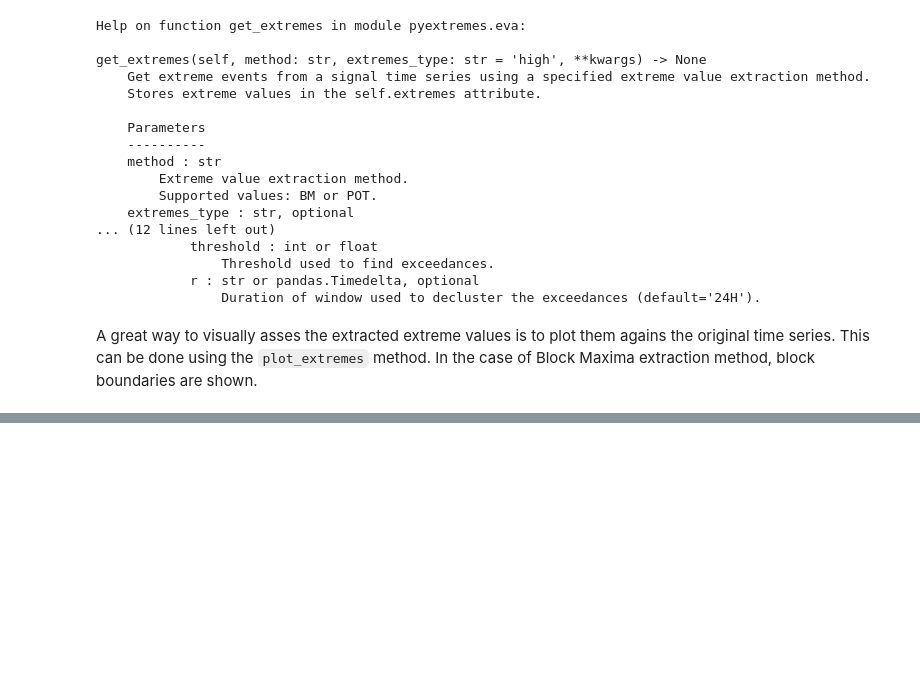
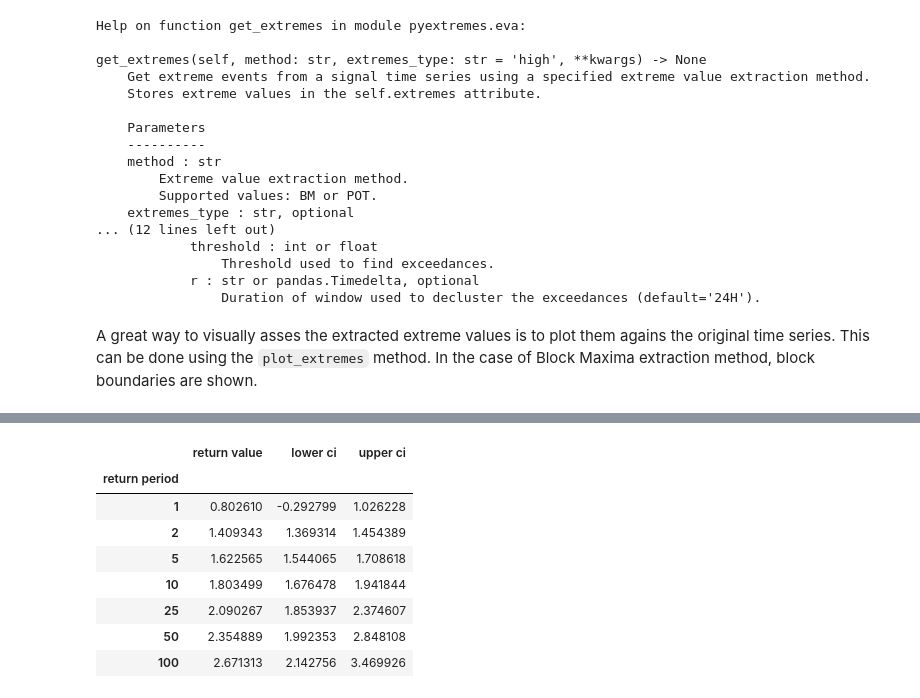
Before and after one commit to georgebv/pyextremes-notebooks, a Jupyter notebook: notebooks/EVA basic.ipynb, the cells around one changed output, grey strips where cells are left out. Cells and saved outputs as stored; diff of their text form; code cells hidden in the pictures; blank space fills up the shorter version.

```diff
--- a/notebooks/EVA basic.ipynb
+++ b/notebooks/EVA basic.ipynb
@@ -142,0 +225,17 @@ model.plot_extremes()
+# %%
+summary = model.get_summary(
+    return_period=[1, 2, 5, 10, 25, 50, 100],
+    alpha=0.95,
+    n_samples=1000
+)
+summary
+# %% [output]
+|  | return value | lower ci | upper ci |
+| return period |  |  |  |
+| 1 | 0.802610 | -0.292799 | 1.026228 |
+| 2 | 1.409343 | 1.369314 | 1.454389 |
+| 5 | 1.622565 | 1.544065 | 1.708618 |
+| 10 | 1.803499 | 1.676478 | 1.941844 |
+| 25 | 2.090267 | 1.853937 | 2.374607 |
+| 50 | 2.354889 | 1.992353 | 2.848108 |
+| 100 | 2.671313 | 2.142756 | 3.469926 |
```
Also changed, not shown: parts of 19 cells of this notebook.
